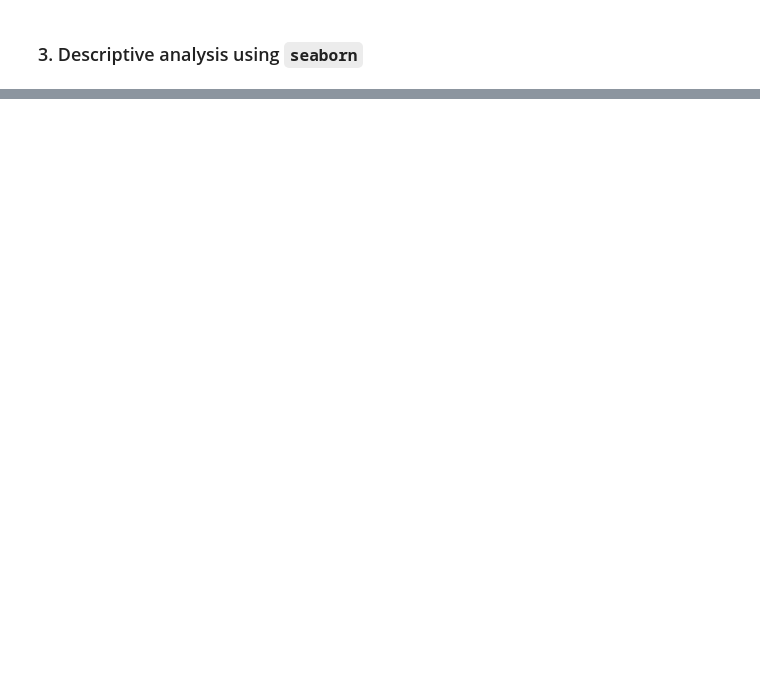
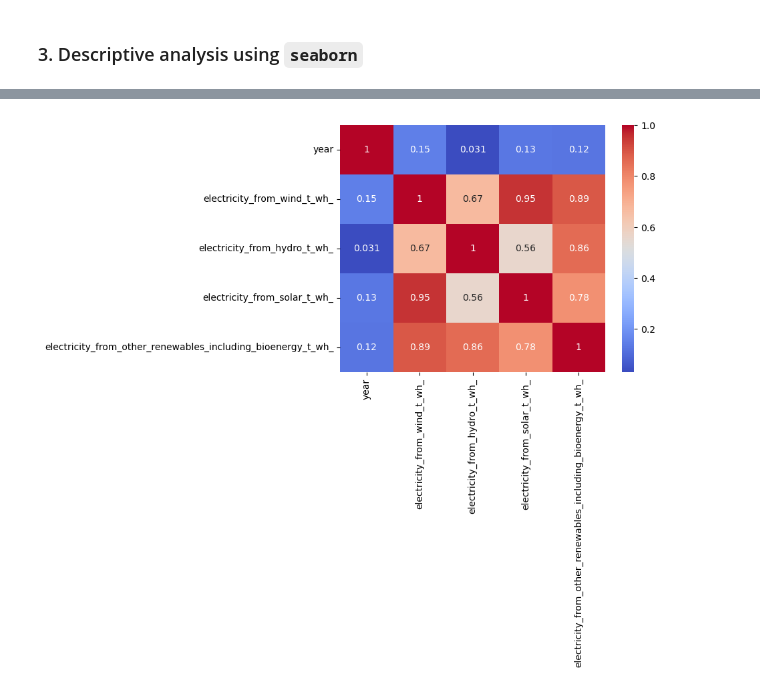
Before and after one commit to fenilenvinileno97/linear_regression, a Jupyter notebook: 4-final-project.ipynb, the cells around one changed output, grey strips where cells are left out. Drawn from its saved outputs; the diff is of its cells as text; code cells hidden in the pictures; blank space fills up the shorter version.

```diff
--- a/4-final-project.ipynb
+++ b/4-final-project.ipynb
@@ -177,0 +163,7 @@ mprod_df
+# %%
+corr = mprod_df.corr(numeric_only=True)
+# %%
+sns.heatmap(data=corr, cbar=True, cmap="coolwarm", annot=True)
+plt.show()
+# %% [output]
+[figure, added]
```
Also changed, not shown: parts of 5 cells of this notebook.
